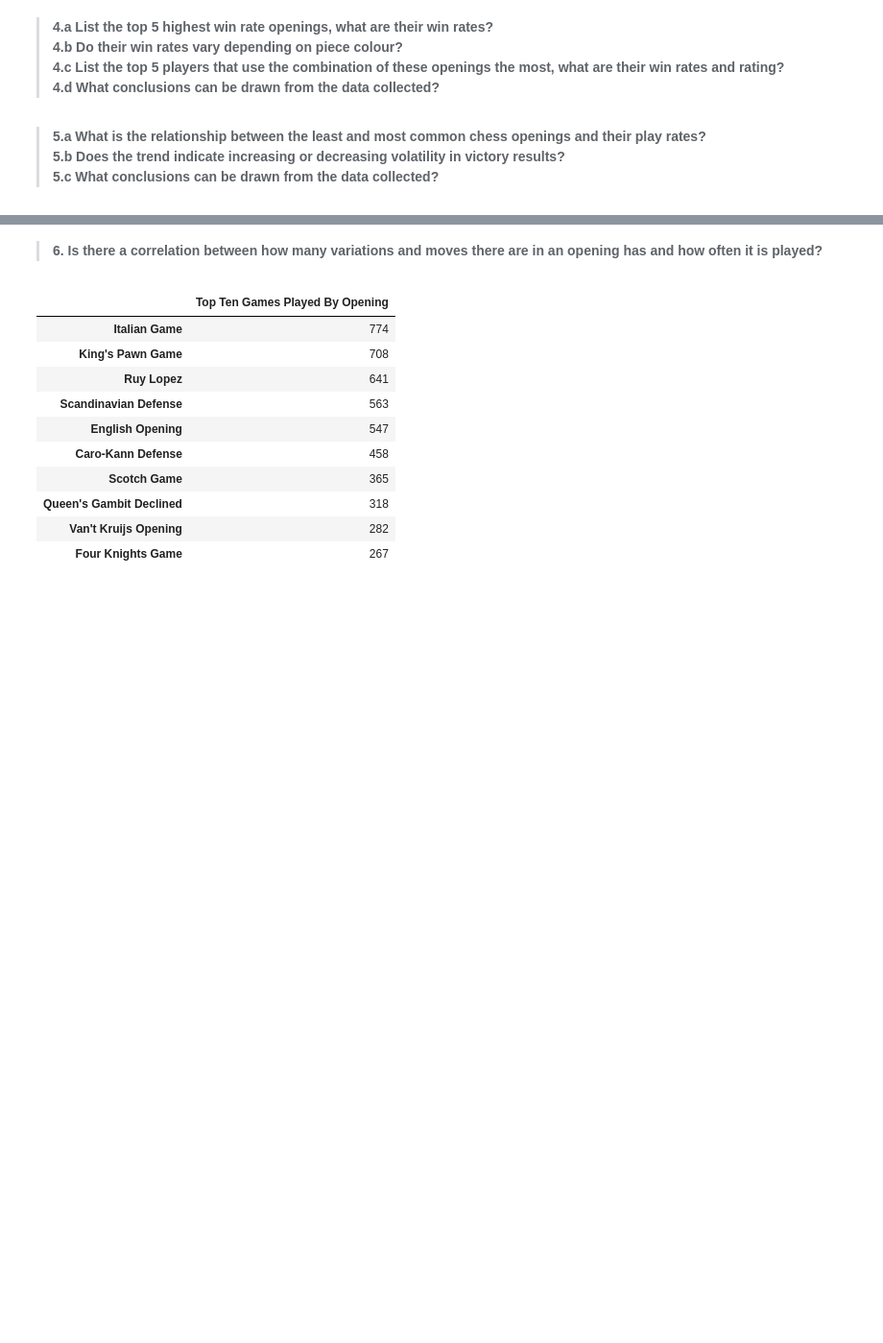
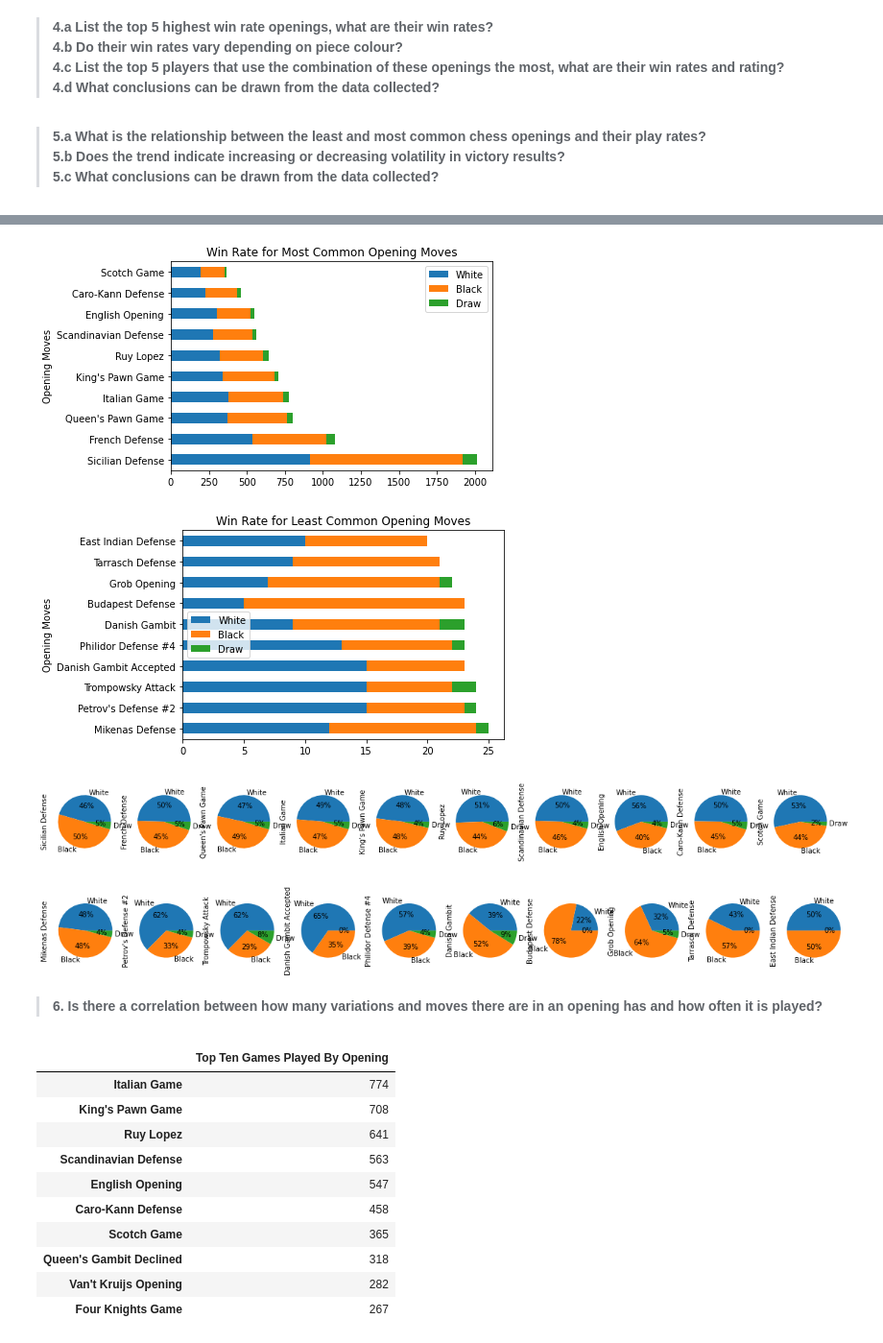
Before and after one commit to AldenCh/CSCI2000U-Final-Project, a Jupyter notebook: group-10-final-project.ipynb, the cells around one changed output, grey strips where cells are left out. Shown at 96% size. Cells and saved outputs as stored; diff of their text form; code cells hidden in the pictures; blank space fills up the shorter version.

```diff
--- a/group-10-final-project.ipynb
+++ b/group-10-final-project.ipynb
@@ -482,0 +553,7 @@ Average rating in a timeout game             :  1607.845193035579
+# %%
+new_count = df_count.loc[df_count['Count'] >= 20]
+
+new_most_common = new_count.head(10)
+new_least_common = new_count.tail(10)
+print("The top 10 most common opening moves are:\n", new_most_common )
+print("The top 10 least common opening moves are:\n", new_least_common )
@@ -483,3 +578,62 @@ Average rating in a timeout game             :  1607.845193035579
+# %%
+#Find the white/black/draw rates for each opening move.
+opening_rates = {}
+
+for opening in unique_openings:
+    opening_rates[opening] = {'White': 0, 'Black': 0, 'Draw': 0}
+
+
+for i in range(len(frame['opening_name'])):
+    if (frame['winner'][i] == 'white'):
+        opening_rates[frame['opening_name'][i]]['White'] += 1
+    if (frame['winner'][i] == 'black'):
+        opening_rates[frame['opening_name'][i]]['Black'] += 1
+    if (frame['winner'][i] == 'draw'):
+        opening_rates[frame['opening_name'][i]]['Draw'] += 1
+
+#Find relationship for all opening moves.
+relationship_1 = pd.DataFrame(opening_rates)
+relationship_1 = relationship_1.transpose()
+
+relationship_1_white = relationship_1.sort_values(by=['White'])
+relationship_1_black = relationship_1.sort_values(by=['Black'])
+relationship_1_draw = relationship_1.sort_values(by=['Draw'])
+
+relationship_1 = relationship_1.sort_values(by=['White', 'Black', 'Draw'])
+
+#Find relationships for most and least common opening moves only.
+most_common_names = []
+least_common_names = []
+
+current = new_count.reset_index()
+
+current_most = current.head(10)
+current_least = current.tail(10)
+
+for name in current_most['Opening']:
+    most_common_names.append(name)
+
+for name in current_least['Opening']:
+    least_common_names.append(name)
+
+most_common = {i: opening_rates[i] for i in most_common_names if i in opening_rates}
+least_common = {i: opening_rates[i] for i in least_common_names if i in opening_rates}
+
+df_most = pd.DataFrame(most_common)
+df_most = df_most.transpose()
+df_most.plot(kind='barh', stacked=True, xlabel="Opening Moves", title="Win Rate for Most Common Opening Moves");
+
+df_least = pd.DataFrame(least_common)
+df_least = df_least.transpose()
+df_least.plot(kind='barh', stacked=True, xlabel="Opening Moves", title="Win Rate for Least Common Opening Moves");
+
+df_most.transpose().plot.pie(legend=None, subplots=True, autopct='%.0f%%', figsize=(20,10));
+df_least.transpose().plot.pie(legend=None, subplots=True, autopct='%.0f%%', figsize=(20,10));
+# %% [output]
+[figure, added]
+[figure, added]
+[figure, added]
+[figure, added]
 # %% [markdown]
 >**6. Is there a correlation between how many variations and moves there are in an opening has and how often it is played?**
 # %%
```
Also changed, not shown: parts of 4 cells of this notebook.
